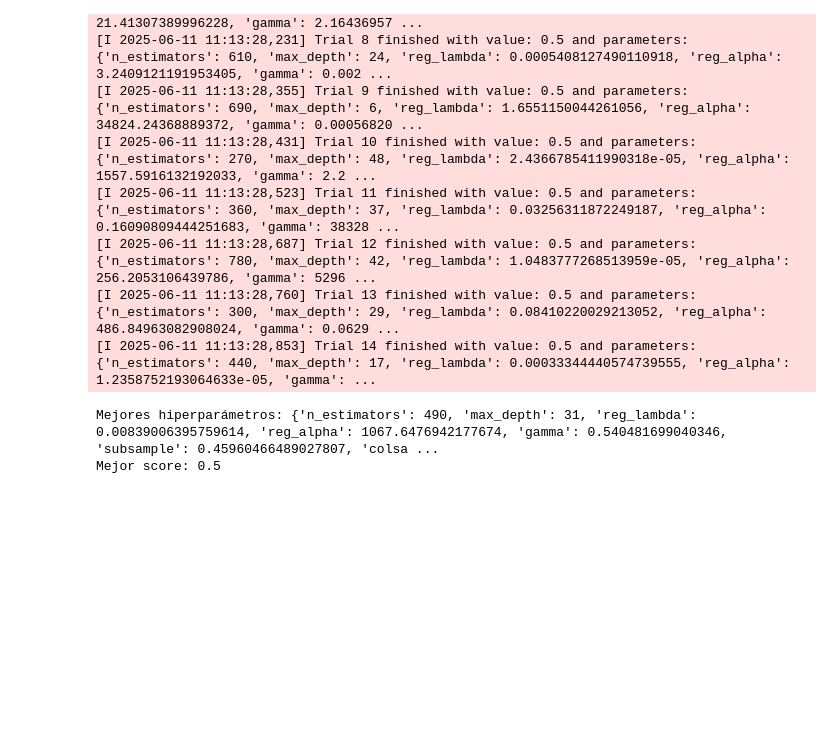
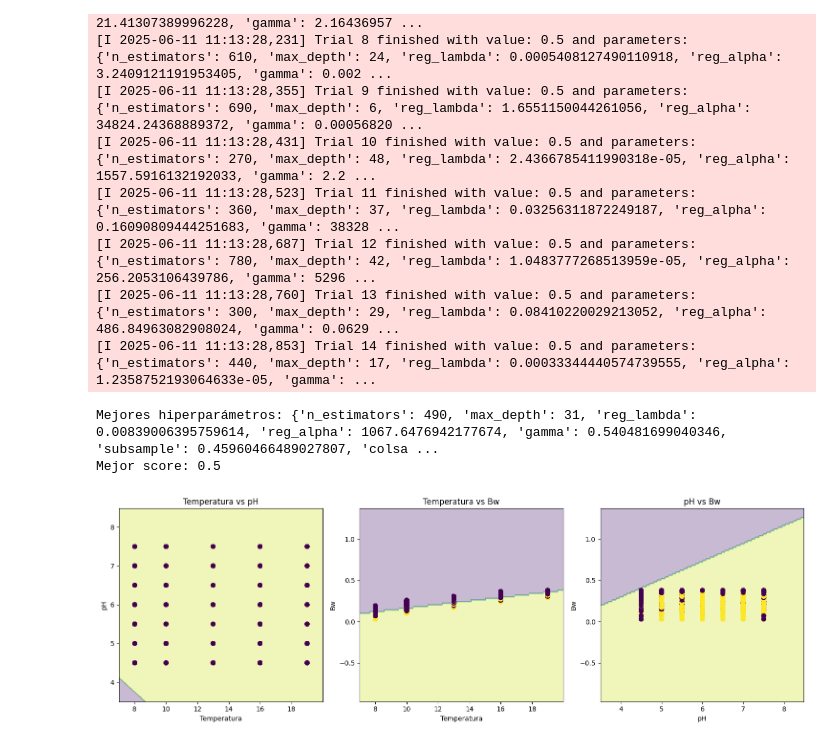
Before and after one commit to dhprieto/datos_Alberto, a Jupyter notebook: datos_alberto_explore.ipynb, the cells around one changed output. Drawn from its saved outputs; the diff is of its cells as text; code cells hidden in the pictures; blank space fills up the shorter version.

```diff
--- a/datos_alberto_explore.ipynb
+++ b/datos_alberto_explore.ipynb
@@ -427,3 +633,51 @@ cv_scores_RF["test_roc_auc"], cv_scores_RF["test_accuracy"]
 [I 2025-06-11 11:13:28,853] Trial 14 finished with value: 0.5 and parameters: {'n_estimators': 440, 'max_depth': 17, 'reg_lambda': 0.00033344440574739555, 'reg_alpha': 1.2358752193064633e-05, 'gamma': ...
 Mejores hiperparámetros: {'n_estimators': 490, 'max_depth': 31, 'reg_lambda': 0.00839006395759614, 'reg_alpha': 1067.6476942177674, 'gamma': 0.540481699040346, 'subsample': 0.45960466489027807, 'colsa ...
 Mejor score: 0.5
+# %%
+import matplotlib.pyplot as plt
+from itertools import combinations
+
+def plot_pairwise_boundaries(X, y, clf, feature_names=None):
+    if feature_names is None:
+        feature_names = [f'Feature {i}' for i in range(X.shape[1])]
+
+    # Get all pairwise combinations of features
+    feature_pairs = list(combinations(range(X.shape[1]), 2))
+
+    fig, axes = plt.subplots(1, len(feature_pairs), figsize=(15, 5))
+    if len(feature_pairs) == 1:
+        axes = [axes]
+
+    for idx, (i, j) in enumerate(feature_pairs):
+        # Extract 2D data
+        X_2d = X.iloc[:, [i, j]]
+
+        # Train classifier on 2D data
+        clf_2d = type(clf)(**clf.get_params())
+        clf_2d.fit(X_2d, y)
+
+        # Create decision boundary
+        h = 0.02
+        x_min, x_max = X_2d.iloc[:, 0].min() - 1, X_2d.iloc[:, 0].max() + 1
+        y_min, y_max = X_2d.iloc[:, 1].min() - 1, X_2d.iloc[:, 1].max() + 1
+        xx, yy = np.meshgrid(np.arange(x_min, x_max, h),
+                           np.arange(y_min, y_max, h))
+
+        mesh_points = np.c_[xx.ravel(), yy.ravel()]
+        Z = clf_2d.predict(mesh_points)
+        Z = Z.reshape(xx.shape)
+
+        # Plot
+        axes[idx].contourf(xx, yy, Z, alpha=0.3, cmap='viridis')
+        scatter = axes[idx].scatter(X_2d.iloc[:, 0], X_2d.iloc[:, 1], c=y, cmap='viridis')
+        axes[idx].set_xlabel(feature_names[i])
+        axes[idx].set_ylabel(feature_names[j])
+        axes[idx].set_title(f'{feature_names[i]} vs {feature_names[j]}')
+
+    plt.tight_layout()
+    plt.show()
+
+# Usage
+plot_pairwise_boundaries(X, y, cv_scores_Perceptron["estimator"][0], feature_names = ["Temperatura", "pH", "Bw"])
+# %% [output]
+[figure, added]
```
Also changed, not shown: parts of 10 cells of this notebook.
